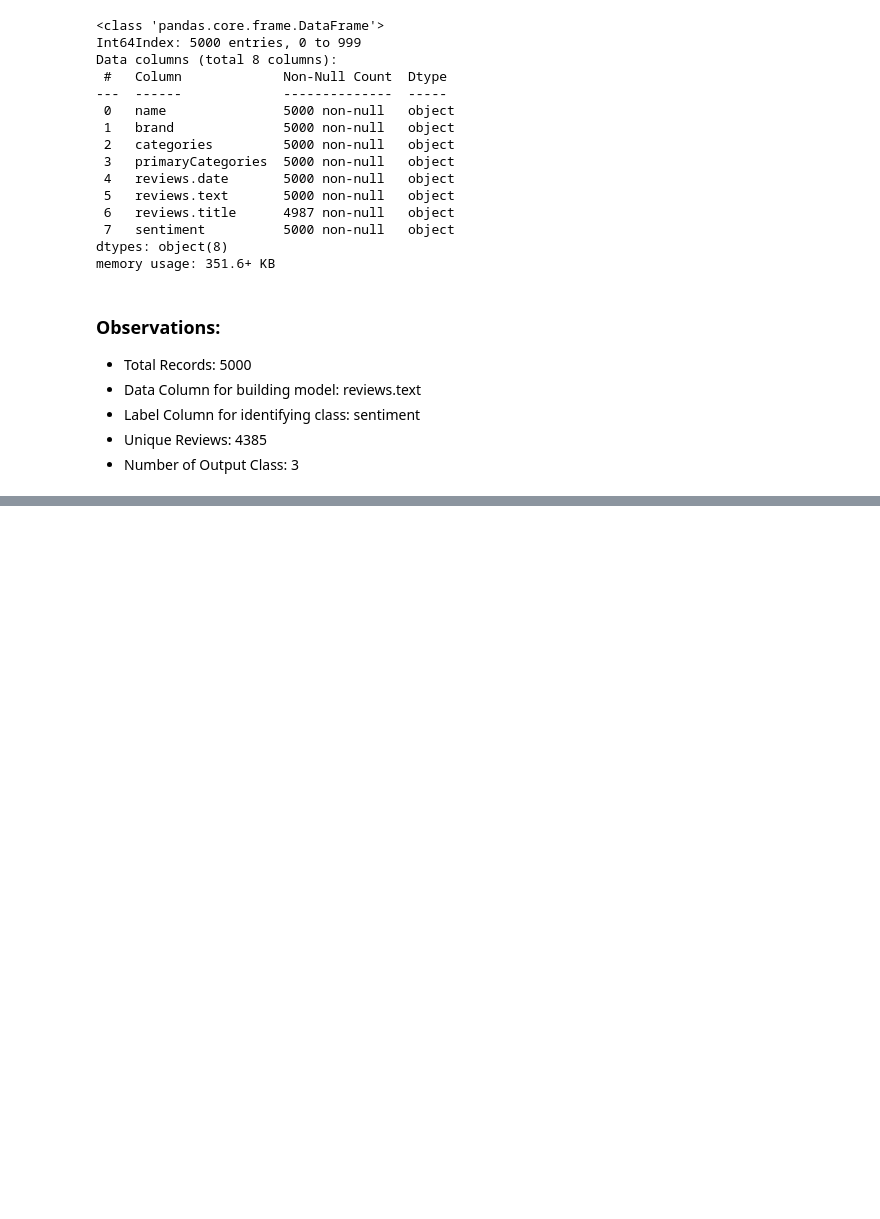
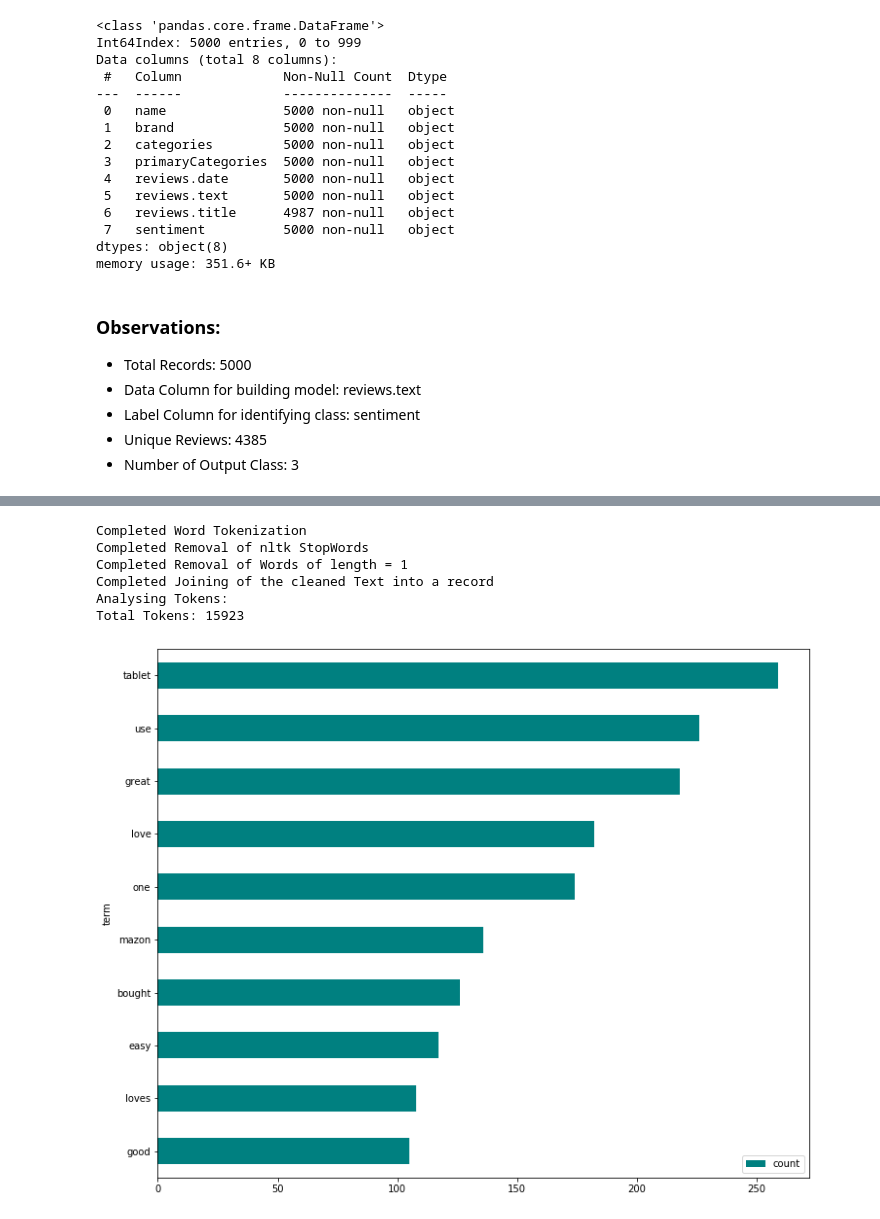
Before and after one commit to snbhattacharjya/Simplilearn, a Jupyter notebook: Capstone Project/E-commerce.ipynb, the cells around one changed output, grey strips where cells are left out. Saved outputs shown, nothing was run; the diff lists cells and outputs as text; code cells hidden in the pictures; blank space fills up the shorter version.

```diff
--- a/Capstone Project/E-commerce.ipynb
+++ b/Capstone Project/E-commerce.ipynb
@@ -203,0 +227,3 @@ print(X_test.shape)
+# %%
+validation_df = test_df.copy()
+validation_df.insert(7, 'sentiment', test_data_hidden_df['sentiment'])
@@ -203,0 +248,11 @@ print(X_test.shape)
+# %%
+%%time
+validation_df['reviews_cleaned'] = preprocess(validation_df['reviews.text'].tolist())
+# %% [output]
+Completed Word Tokenization
+Completed Removal of nltk StopWords
+Completed Removal of Words of length = 1
+Completed Joining of the cleaned Text into a record
+Analysing Tokens:
+Total Tokens: 15923
+[figure, added]
```
Also changed, not shown: parts of 52 cells of this notebook.
